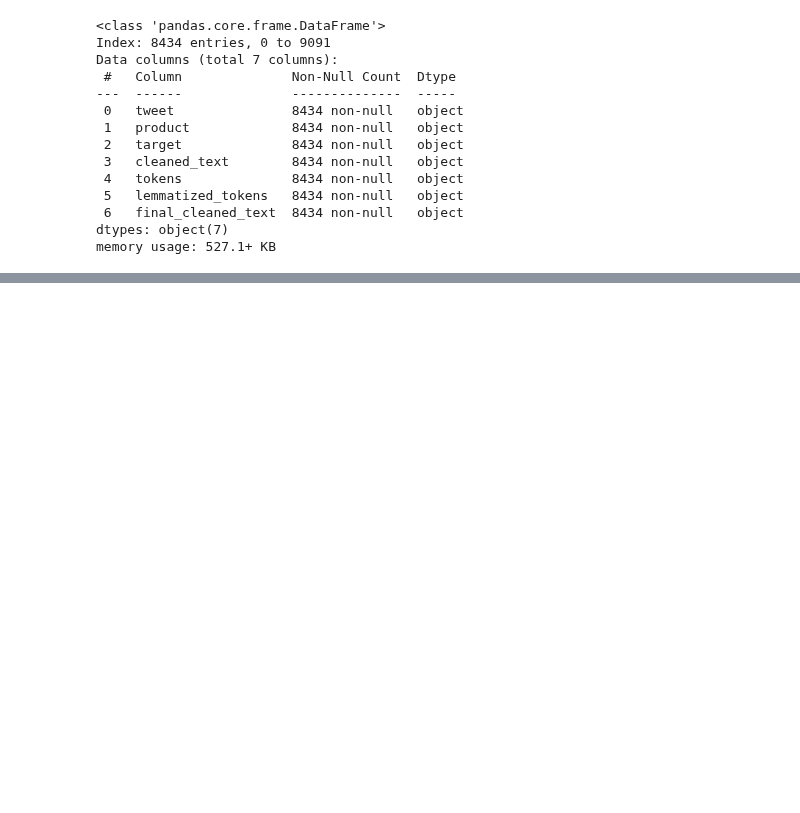
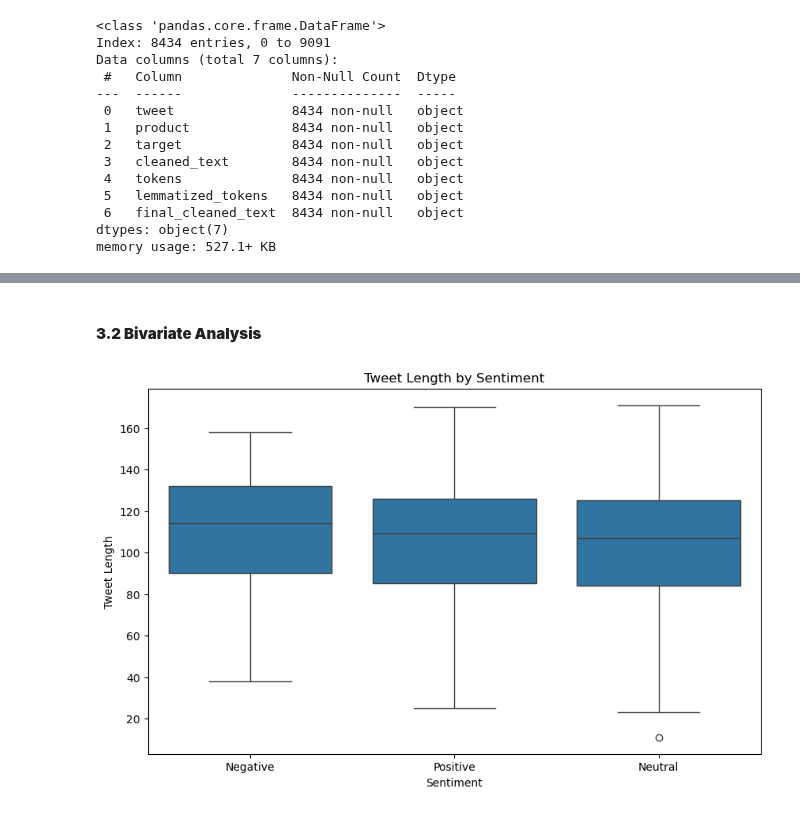
Before and after one commit to George-Chira/twitter-sentiment-analysis, a Jupyter notebook: notebooks/Maya.ipynb, the cells around one changed output, grey strips where cells are left out. Drawn from its saved outputs; the diff is of its cells as text; code cells hidden in the pictures; blank space fills up the shorter version.

```diff
--- a/notebooks/Maya.ipynb
+++ b/notebooks/Maya.ipynb
@@ -515,0 +546,12 @@ memory usage: 527.1+ KB
+# %% [markdown]
+#### **3.2 Bivariate Analysis**
+# %%
+# Sentiment vs. Tweet Length
+plt.figure(figsize=(10, 6))
+sns.boxplot(data=df_cleaned, x='target', y='tweet_length')
+plt.title('Tweet Length by Sentiment')
+plt.xlabel('Sentiment')
+plt.ylabel('Tweet Length')
+plt.show()
+# %% [output]
+[figure, added]
```
Also changed, not shown: parts of 26 cells of this notebook.
